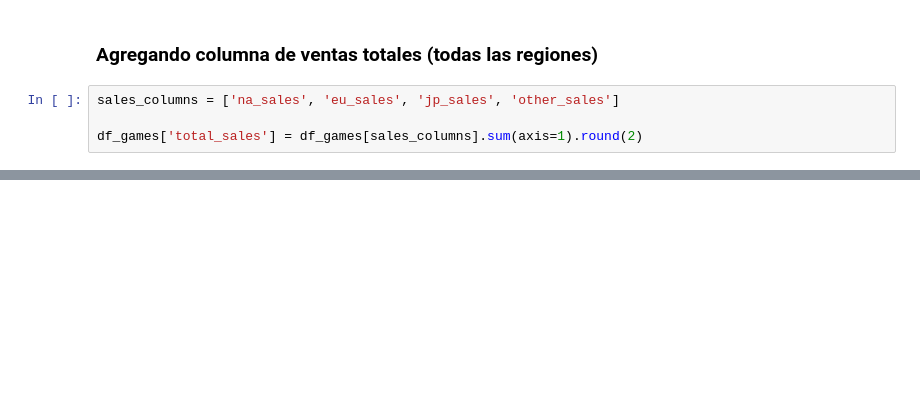
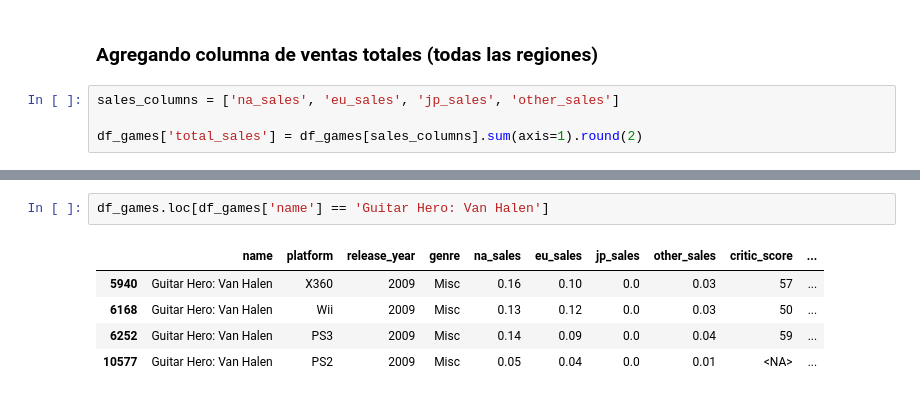
Before and after one commit to rodwayne/tt-sprint6-project, a Jupyter notebook: project.ipynb, the cells around one changed output, grey strips where cells are left out. Saved outputs shown, nothing was run; the diff lists cells and outputs as text; blank space fills up the shorter version.

```diff
--- a/project.ipynb
+++ b/project.ipynb
@@ -194,0 +223,8 @@ df_games['total_sales'] = df_games[sales_columns].sum(axis=1).round(2)
+# %%
+df_games.loc[df_games['name'] == 'Guitar Hero: Van Halen']
+# %% [output]
+|  | name | platform | release_year | genre | na_sales | eu_sales | jp_sales | other_sales | critic_score | ... |
+| 5940 | Guitar Hero: Van Halen | X360 | 2009 | Misc | 0.16 | 0.10 | 0.0 | 0.03 | 57 | ... |
+| 6168 | Guitar Hero: Van Halen | Wii | 2009 | Misc | 0.13 | 0.12 | 0.0 | 0.03 | 50 | ... |
+| 6252 | Guitar Hero: Van Halen | PS3 | 2009 | Misc | 0.14 | 0.09 | 0.0 | 0.04 | 59 | ... |
+| 10577 | Guitar Hero: Van Halen | PS2 | 2009 | Misc | 0.05 | 0.04 | 0.0 | 0.01 | <NA> | ... |
```
Also changed, not shown: parts of 8 cells of this notebook.
